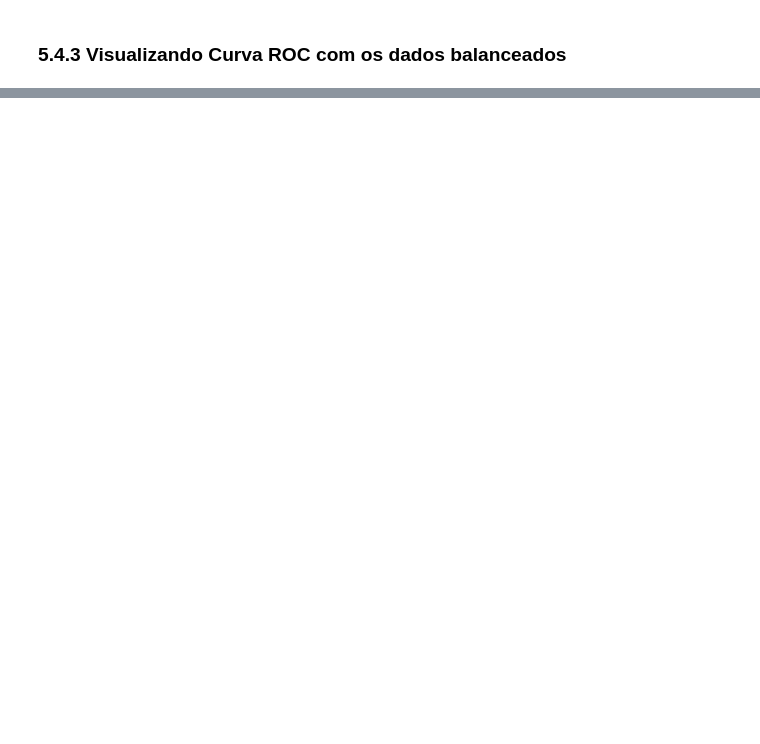
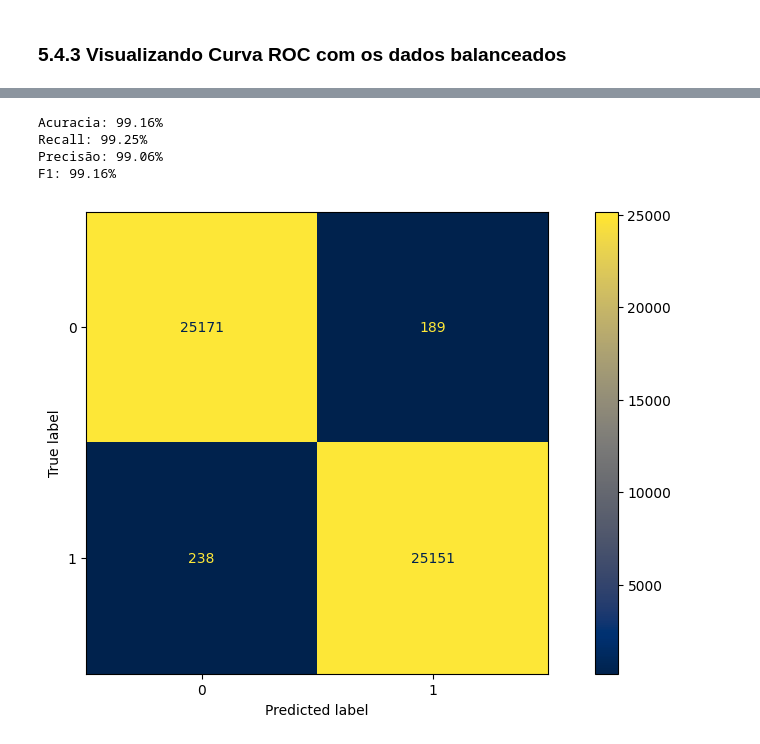
Before and after one commit to luizmoraess/Modelo-de-Deteccao-de-Fraude, a Jupyter notebook: Notebook/fraud_detection.ipynb, the cells around one changed output, grey strips where cells are left out. Drawn from its saved outputs; the diff is of its cells as text; code cells hidden in the pictures; blank space fills up the shorter version.

```diff
--- a/Notebook/fraud_detection.ipynb
+++ b/Notebook/fraud_detection.ipynb
@@ -265,0 +414,18 @@ plt.show()
+# %%
+param_grid = {
+    'n_estimators' : n_estimators,
+    'criterion' : criterion,
+    'max_features' : max_features,
+    'max_depth' : max_depth,
+    'min_samples_split' : min_samples_split,
+    'min_samples_leaf' : min_samples_leaf,
+    'bootstrap' : bootstrap
+}
+# %%
+SEED = 70
+rforest = RandomForestClassifier(random_state=SEED)
+rcv = RandomizedSearchCV(
+    rforest, param_grid, n_iter=5, cv=3, scoring="recall", n_jobs=-1, random_state = SEED
+)
+# %%
+rcv.fit(x, y)
@@ -265,0 +463,21 @@ plt.show()
+# %%
+rf_melhorado = RandomForestClassifier(**rcv.best_params_, random_state=SEED)
+
+modelo_rf = rf_melhorado.fit(x_train, y_train)
+y_pred_rf = modelo_rf.predict(x_test)
+
+print(f"Acuracia: {accuracy_score(y_test, y_pred_rf):.2%}")
+print(f"Recall: {recall_score(y_test, y_pred_rf):.2%}")
+print(f"Precisão: {precision_score(y_test, y_pred_rf):.2%}")
+print(f"F1: {f1_score(y_test, y_pred_rf):.2%}")
+# %% [output]
+Acuracia: 99.16%
+Recall: 99.25%
+Precisão: 99.06%
+F1: 99.16%
+# %%
+cm = confusion_matrix(y_pred_rf, y_test)
+disp = ConfusionMatrixDisplay(confusion_matrix=cm)
+disp.plot(cmap='cividis');
+# %% [output]
+[figure, added]
```
Also changed, not shown: parts of 28 cells of this notebook, 1 other file.
